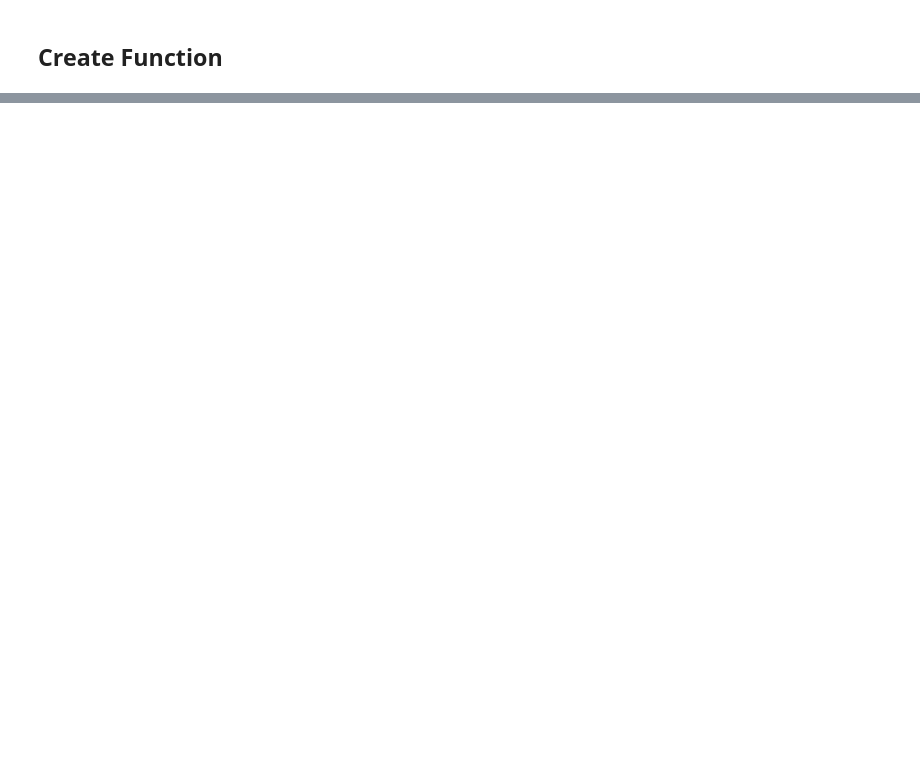
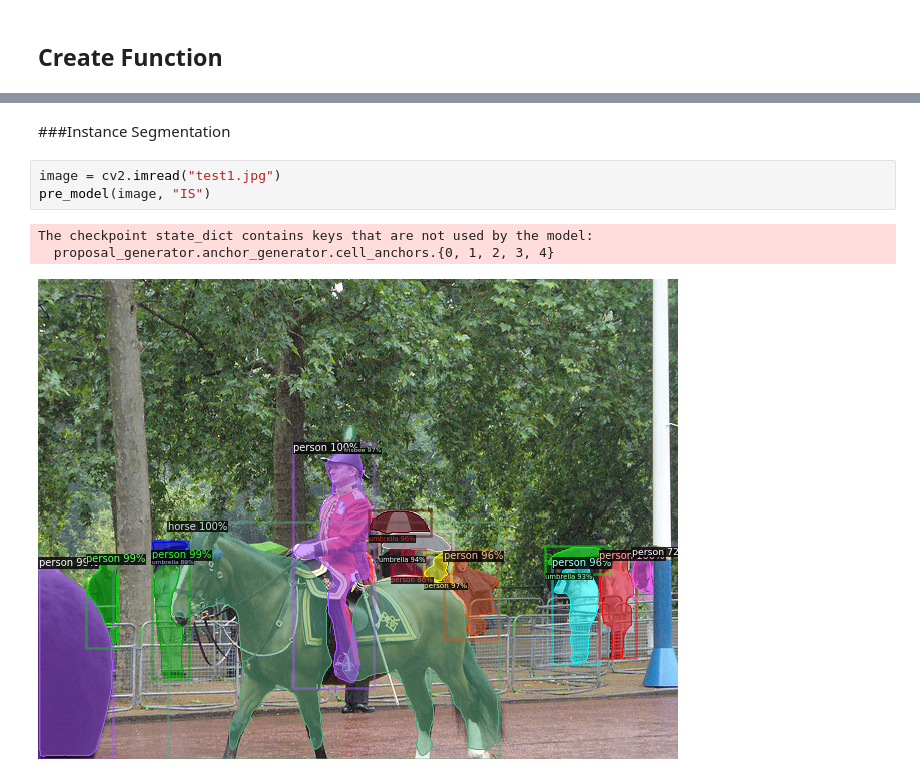
Before and after one commit to silkk-nn/superAI, a Jupyter notebook: Detectron2_in_the_nutshell.ipynb, the cells around one changed output, grey strips where cells are left out. Cells and saved outputs as stored; diff of their text form; blank space fills up the shorter version.

```diff
--- a/Detectron2_in_the_nutshell.ipynb
+++ b/Detectron2_in_the_nutshell.ipynb
@@ -167,0 +158,9 @@ The checkpoint state_dict contains keys that are not used by the model:
+# %% [markdown]
+###Instance Segmentation
+# %%
+image = cv2.imread("test1.jpg")
+pre_model(image, "IS")
+# %% [output]
+The checkpoint state_dict contains keys that are not used by the model:
+  proposal_generator.anchor_generator.cell_anchors.{0, 1, 2, 3, 4}
+[figure, added]
```
Also changed, not shown: parts of 10 cells of this notebook.
